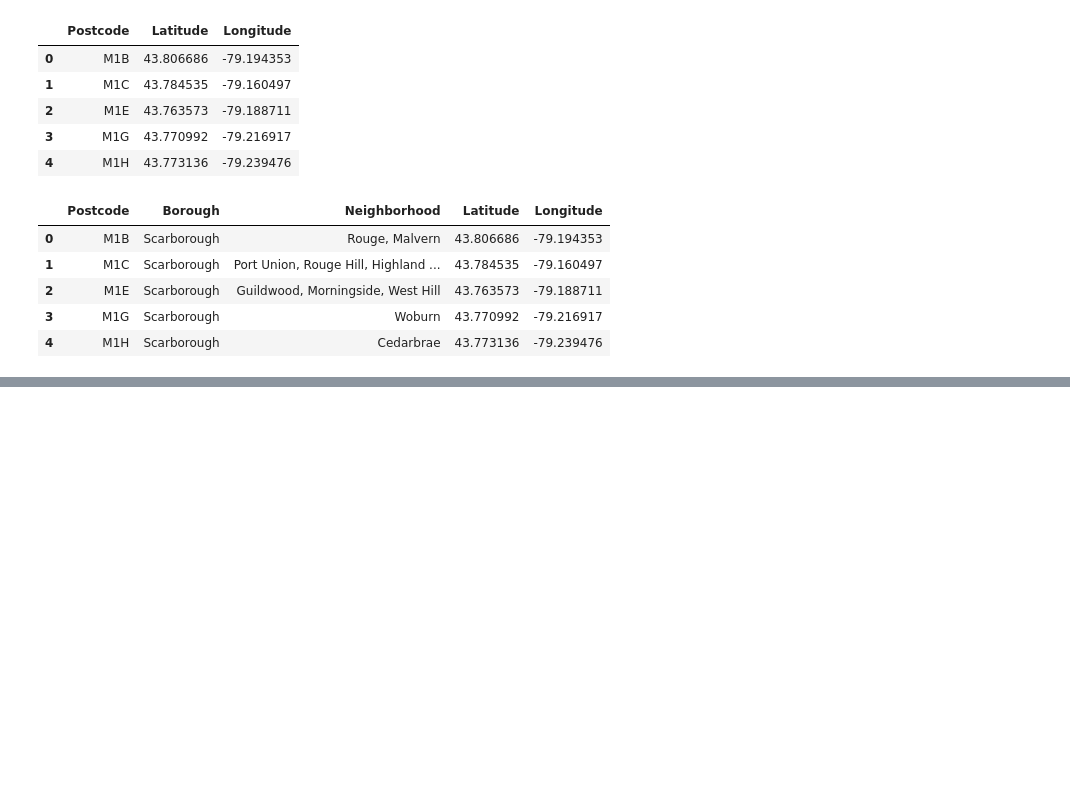
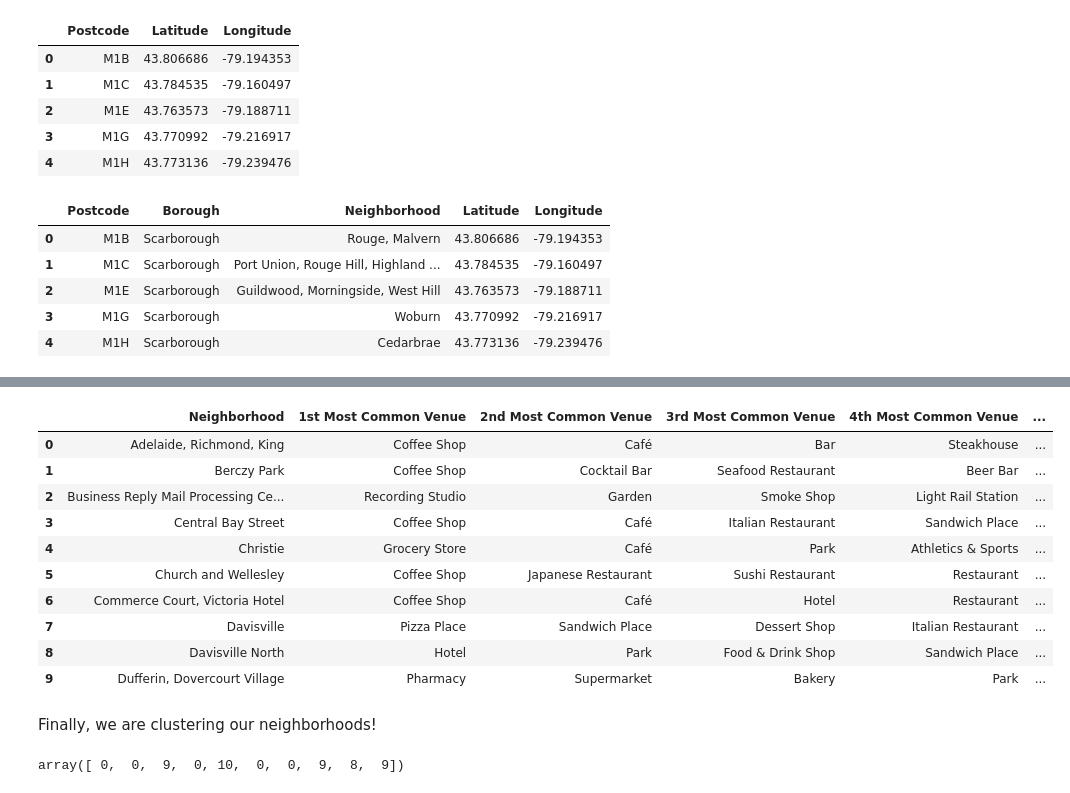
Before and after one commit to lucaspcarlini/Capstone-Repository, a Jupyter notebook: Toronto_Analysis.ipynb, the cells around one changed output, grey strips where cells are left out. Cells and saved outputs as stored; diff of their text form; code cells hidden in the pictures; blank space fills up the shorter version.

Commit message:
This is my toronto analysis notebook

```diff
--- a/Toronto_Analysis.ipynb
+++ b/Toronto_Analysis.ipynb
@@ -165,0 +312,3 @@ postal_codes_new.head()
+# %%
+toronto_venues.drop(['Borough Latitude', 'Borough Longitude'], axis=1, inplace=True)
+toronto_venues.head()
@@ -165,0 +324,7 @@ postal_codes_new.head()
+# %%
+# one hot encoding
+toronto_onehot = pd.get_dummies(toronto_venues[['Venue Category']], prefix="", prefix_sep="")
+toronto_onehot.drop('Neighborhood', axis=1, inplace=True)
+toronto_onehot.insert(0,'Neighborhood', toronto_venues['Neighborhood'])
+
+toronto_onehot.head()
@@ -165,0 +339,3 @@ postal_codes_new.head()
+# %%
+toronto_grouped = toronto_onehot.groupby('Neighborhood').mean().reset_index()
+toronto_grouped.head()
@@ -165,0 +350,54 @@ postal_codes_new.head()
+# %%
+def return_most_common_venues(row, num_top_venues):
+    row_categories = row.iloc[1:]
+    row_categories_sorted = row_categories.sort_values(ascending=False)
+
+    return row_categories_sorted.index.values[0:num_top_venues]
+# %%
+num_top_venues = 10
+
+indicators = ['st', 'nd', 'rd']
+
+# create columns according to number of top venues
+columns = ['Neighborhood']
+for ind in np.arange(num_top_venues):
+    try:
+        columns.append('{}{} Most Common Venue'.format(ind+1, indicators[ind]))
+    except:
+        columns.append('{}th Most Common Venue'.format(ind+1))
+
+# create a new dataframe
+neighborhoods_venues_sorted = pd.DataFrame(columns=columns)
+neighborhoods_venues_sorted['Neighborhood'] = toronto_grouped['Neighborhood']
+
+for ind in np.arange(toronto_grouped.shape[0]):
+    neighborhoods_venues_sorted.iloc[ind, 1:] = return_most_common_venues(toronto_grouped.iloc[ind, :], num_top_venues)
+
+neighborhoods_venues_sorted.head(10)
+# %% [output]
+|  | Neighborhood | 1st Most Common Venue | 2nd Most Common Venue | 3rd Most Common Venue | 4th Most Common Venue | ... |
+| 0 | Adelaide, Richmond, King | Coffee Shop | Café | Bar | Steakhouse | ... |
+| 1 | Berczy Park | Coffee Shop | Cocktail Bar | Seafood Restaurant | Beer Bar | ... |
+| 2 | Business Reply Mail Processing Ce... | Recording Studio | Garden | Smoke Shop | Light Rail Station | ... |
+| 3 | Central Bay Street | Coffee Shop | Café | Italian Restaurant | Sandwich Place | ... |
+| 4 | Christie | Grocery Store | Café | Park | Athletics & Sports | ... |
+| 5 | Church and Wellesley | Coffee Shop | Japanese Restaurant | Sushi Restaurant | Restaurant | ... |
+| 6 | Commerce Court, Victoria Hotel | Coffee Shop | Café | Hotel | Restaurant | ... |
+| 7 | Davisville | Pizza Place | Sandwich Place | Dessert Shop | Italian Restaurant | ... |
+| 8 | Davisville North | Hotel | Park | Food & Drink Shop | Sandwich Place | ... |
+| 9 | Dufferin, Dovercourt Village | Pharmacy | Supermarket | Bakery | Park | ... |
+# %% [markdown]
+Finally, we are clustering our neighborhoods!
+# %%
+# set number of clusters
+kclusters = 15
+
+toronto_grouped_clustering = toronto_grouped.drop('Neighborhood', 1)
+
+# run k-means clustering
+kmeans = KMeans(n_clusters=kclusters, random_state=0).fit(toronto_grouped_clustering)
+
+# check cluster labels generated for each row in the dataframe
+kmeans.labels_[0:10]
+# %% [output]
+array([ 0,  0,  9,  0, 10,  0,  0,  9,  8,  9])
```
Also changed, not shown: parts of 20 cells of this notebook.
